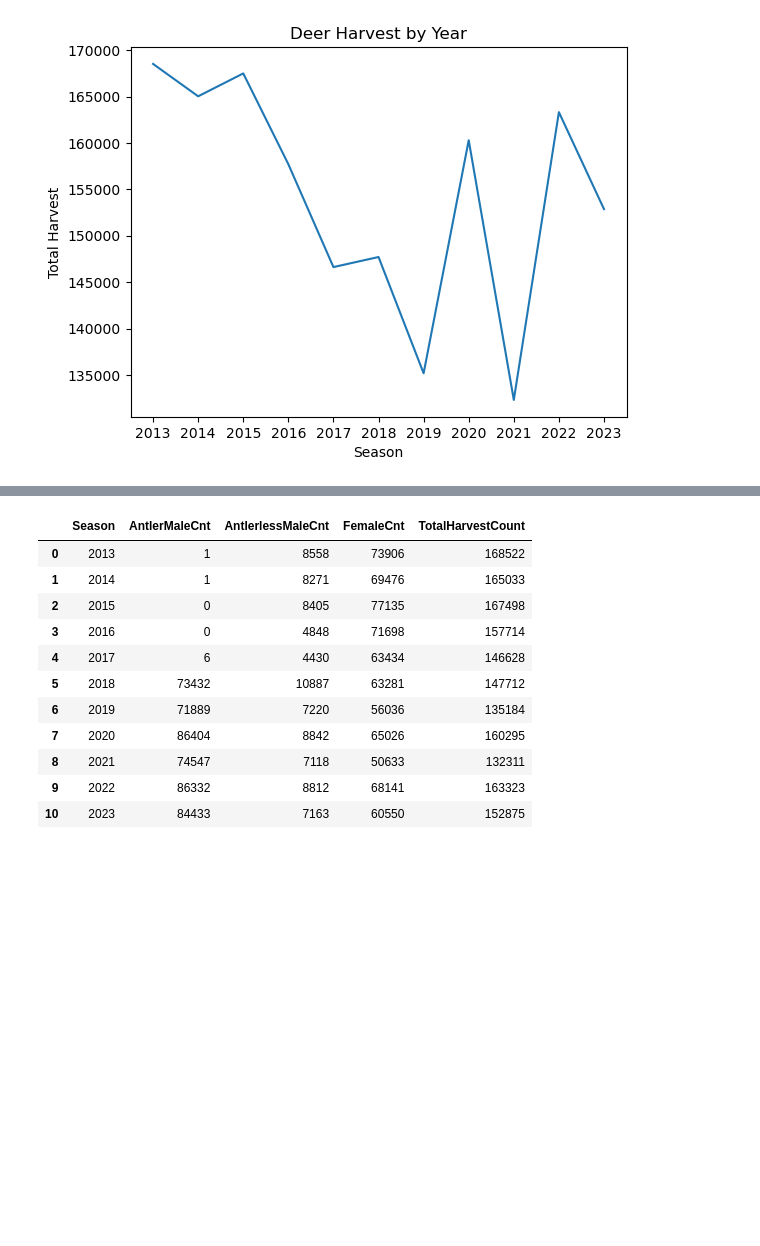
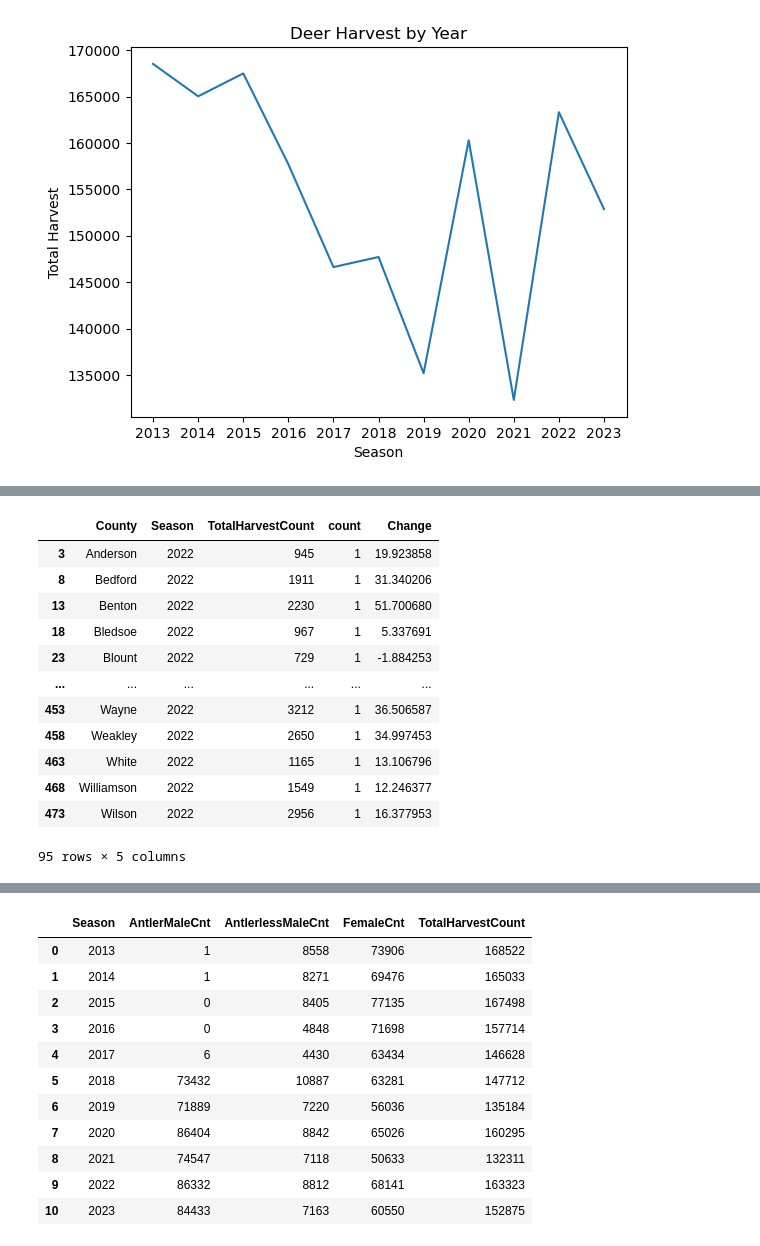
Before and after one commit to McNuttJ/Tennessee-Deer-Herd-Analysis-Capstone, a Jupyter notebook: tennessee_deer_herd_analysis.ipynb, the cells around one changed output, grey strips where cells are left out. Saved outputs shown, nothing was run; the diff lists cells and outputs as text; code cells hidden in the pictures; blank space fills up the shorter version.

```diff
--- a/tennessee_deer_herd_analysis.ipynb
+++ b/tennessee_deer_herd_analysis.ipynb
@@ -344,0 +357,17 @@ plt.show()
+# %%
+pct_change_2022 = county_counts_2019_to_2023[county_counts_2019_to_2023['Season']=='2022']
+pct_change_2022
+# %% [output]
+|  | County | Season | TotalHarvestCount | count | Change |
+| 3 | Anderson | 2022 | 945 | 1 | 19.923858 |
+| 8 | Bedford | 2022 | 1911 | 1 | 31.340206 |
+| 13 | Benton | 2022 | 2230 | 1 | 51.700680 |
+| 18 | Bledsoe | 2022 | 967 | 1 | 5.337691 |
+| 23 | Blount | 2022 | 729 | 1 | -1.884253 |
+| ... | ... | ... | ... | ... | ... |
+| 453 | Wayne | 2022 | 3212 | 1 | 36.506587 |
+| 458 | Weakley | 2022 | 2650 | 1 | 34.997453 |
+| 463 | White | 2022 | 1165 | 1 | 13.106796 |
+| 468 | Williamson | 2022 | 1549 | 1 | 12.246377 |
+| 473 | Wilson | 2022 | 2956 | 1 | 16.377953 |
+95 rows × 5 columns
```
Also changed, not shown: parts of 94 cells of this notebook.
